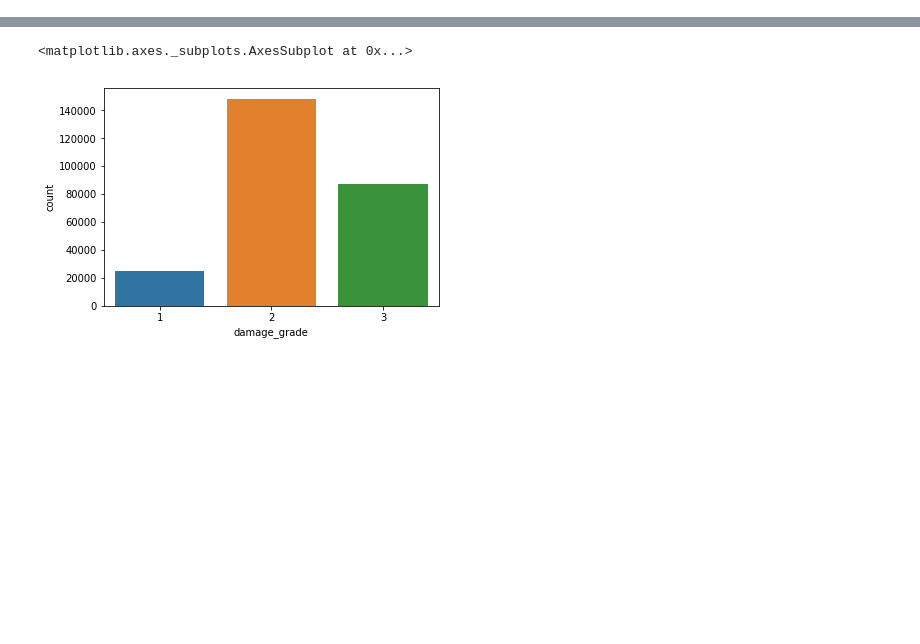
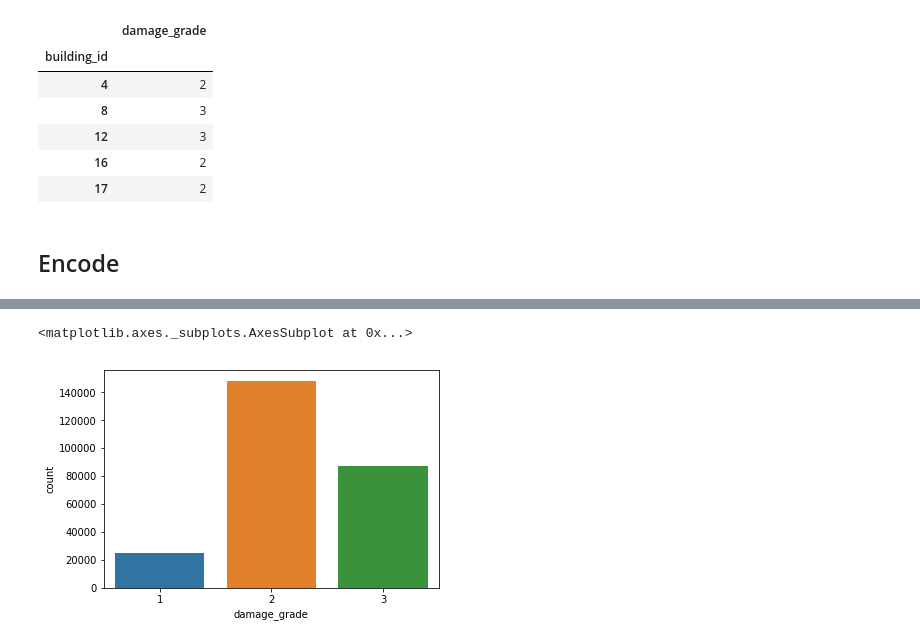
Before and after one commit to Barteus/ml-earthquake, a Jupyter notebook: simple-model-v3.ipynb, the cells around one changed output, grey strips where cells are left out. Saved outputs shown, nothing was run; the diff lists cells and outputs as text; code cells hidden in the pictures; blank space fills up the shorter version.

```diff
--- a/simple-model-v3.ipynb
+++ b/simple-model-v3.ipynb
@@ -12,6 +12,7 @@ np.set_printoptions(threshold=sys.maxsize)
 # %%
 train_values = pd.read_csv('data/train_values.csv', index_col='building_id')
 train_labels = pd.read_csv('data/train_labels.csv', index_col='building_id')
-train = train_values.merge(train_labels, left_index=True, right_index=True)
-train.sort_index(inplace=True)
-train.head()
+# train = train_values.merge(train_labels, left_index=True, right_index=True)
+# train.sort_index(inplace=True)
+train_labels.sort_index(inplace=True)
+train_values.sort_index(inplace=True)
@@ -25,0 +29,12 @@ train.head()
+# %%
+train_labels.head()
+# %% [output]
+|  | damage_grade |
+| building_id |  |
+| 4 | 2 |
+| 8 | 3 |
+| 12 | 3 |
+| 16 | 2 |
+| 17 | 2 |
+# %% [markdown]
+## Encode
```
Also changed, not shown: parts of 21 cells of this notebook.
